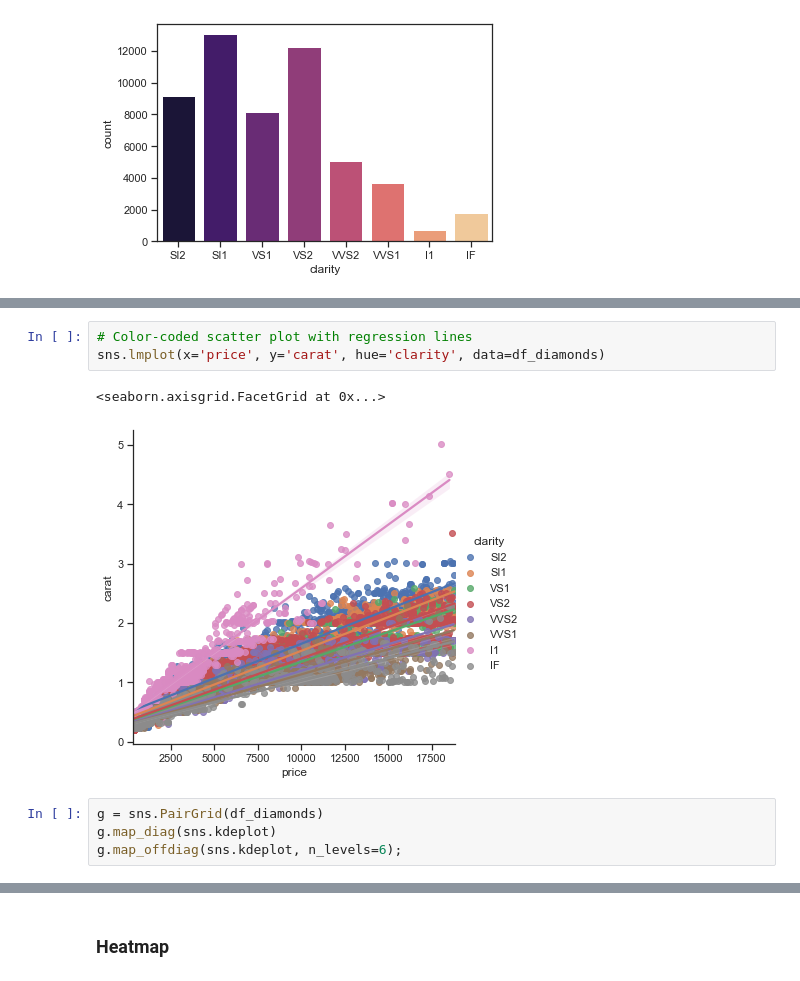
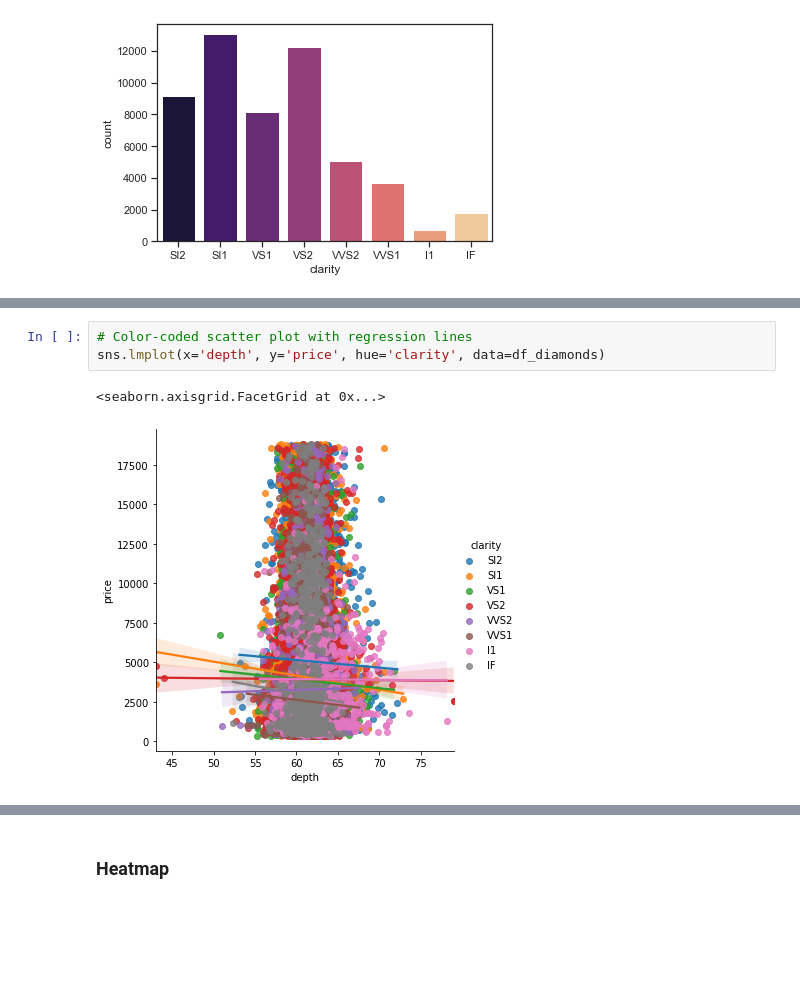
Before and after one commit to Diego07101985/mineracao-dados, a Jupyter notebook: mineracao_dados.ipynb, the cells around one changed output, grey strips where cells are left out. Cells and saved outputs as stored; diff of their text form; blank space fills up the shorter version.

```diff
--- a/mineracao_dados.ipynb
+++ b/mineracao_dados.ipynb
@@ -485,10 +494,6 @@ sns.lmplot(x='price', y='carat', hue='cut', data=df_diamonds)
 # %%
 # Color-coded scatter plot with regression lines
-sns.lmplot(x='price', y='carat', hue='clarity', data=df_diamonds)
+sns.lmplot(x='depth', y='price', hue='clarity', data=df_diamonds)
 # %% [output]
 <seaborn.axisgrid.FacetGrid at 0x...>
-[figure, old version]
+[figure, new version]
-# %%
-g = sns.PairGrid(df_diamonds)
-g.map_diag(sns.kdeplot)
-g.map_offdiag(sns.kdeplot, n_levels=6);
```
Also changed, not shown: parts of 36 cells of this notebook.
